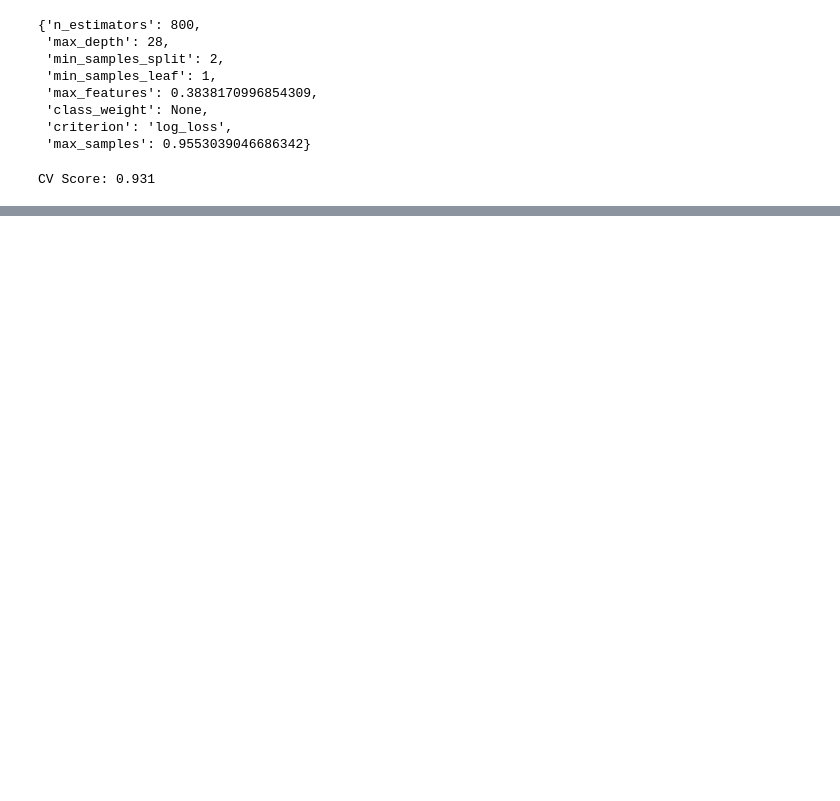
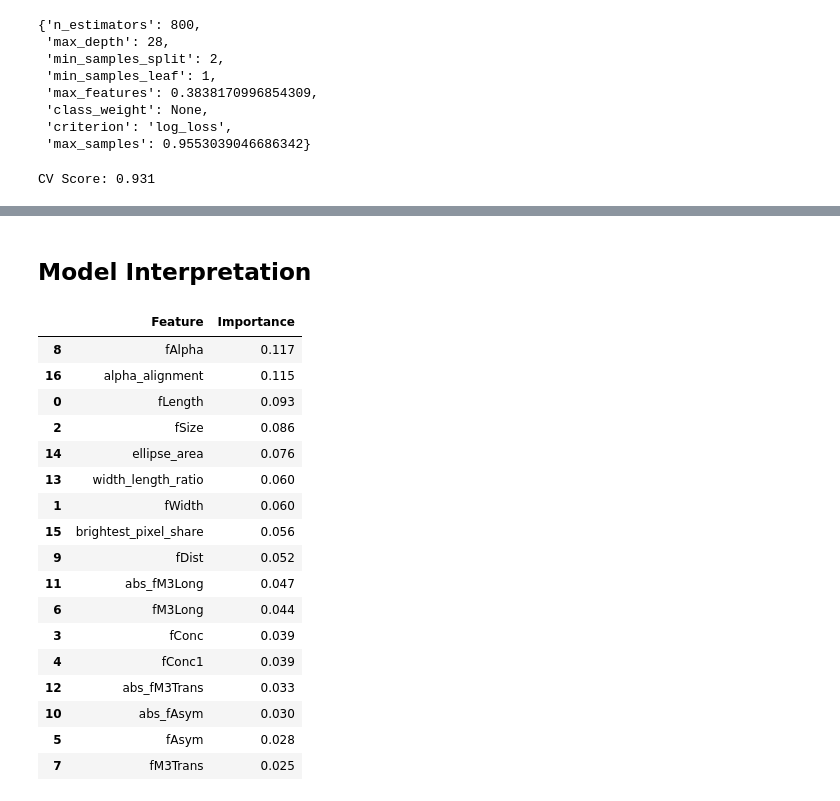
Before and after one commit to k-skupin/MAGIC-Gamma-Telescope, a Jupyter notebook: notebooks/Gamma_models.ipynb, the cells around one changed output, grey strips where cells are left out. Drawn from its saved outputs; the diff is of its cells as text; code cells hidden in the pictures; blank space fills up the shorter version.

```diff
--- a/notebooks/Gamma_models.ipynb
+++ b/notebooks/Gamma_models.ipynb
@@ -1011,6 +1066,7 @@ Pipeline(steps=[('scaler', StandardScaler()),
 # %%
 # save fitted pipeline as pickle
 pickle.dump(nn_pipe, open('nn_simple.p', 'wb'))
+files.append('nn_simple.p')
 # %%
 # optimize model with bayesian optimization
 architectures = {
@@ -1266,0 +1496,29 @@ optimiertes neuronales Netz: 0.913
+# %% [markdown]
+## Model Interpretation
+# %%
+importances = rf_pipe_bo_2.feature_importances_
+feature_importance_df = pd.DataFrame({
+    "Feature": features.columns,
+    "Importance": importances
+}).sort_values("Importance", ascending=False)
+
+feature_importance_df.head(20)
+# %% [output]
+|  | Feature | Importance |
+| 8 | fAlpha | 0.117 |
+| 16 | alpha_alignment | 0.115 |
+| 0 | fLength | 0.093 |
+| 2 | fSize | 0.086 |
+| 14 | ellipse_area | 0.076 |
+| 13 | width_length_ratio | 0.060 |
+| 1 | fWidth | 0.060 |
+| 15 | brightest_pixel_share | 0.056 |
+| 9 | fDist | 0.052 |
+| 11 | abs_fM3Long | 0.047 |
+| 6 | fM3Long | 0.044 |
+| 3 | fConc | 0.039 |
+| 4 | fConc1 | 0.039 |
+| 12 | abs_fM3Trans | 0.033 |
+| 10 | abs_fAsym | 0.030 |
+| 5 | fAsym | 0.028 |
+| 7 | fM3Trans | 0.025 |
```
Also changed, not shown: parts of 56 cells of this notebook, 11 other files.
